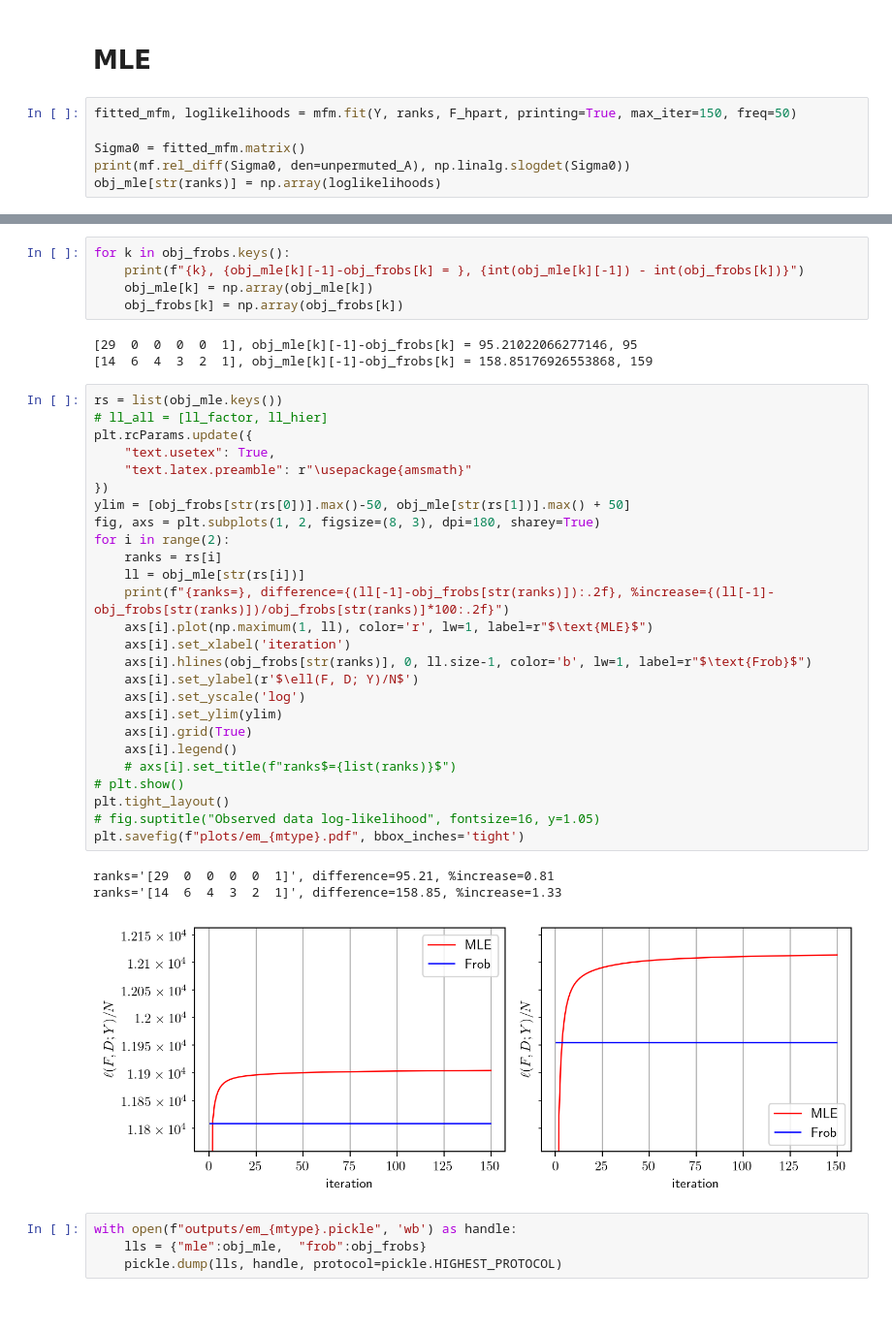
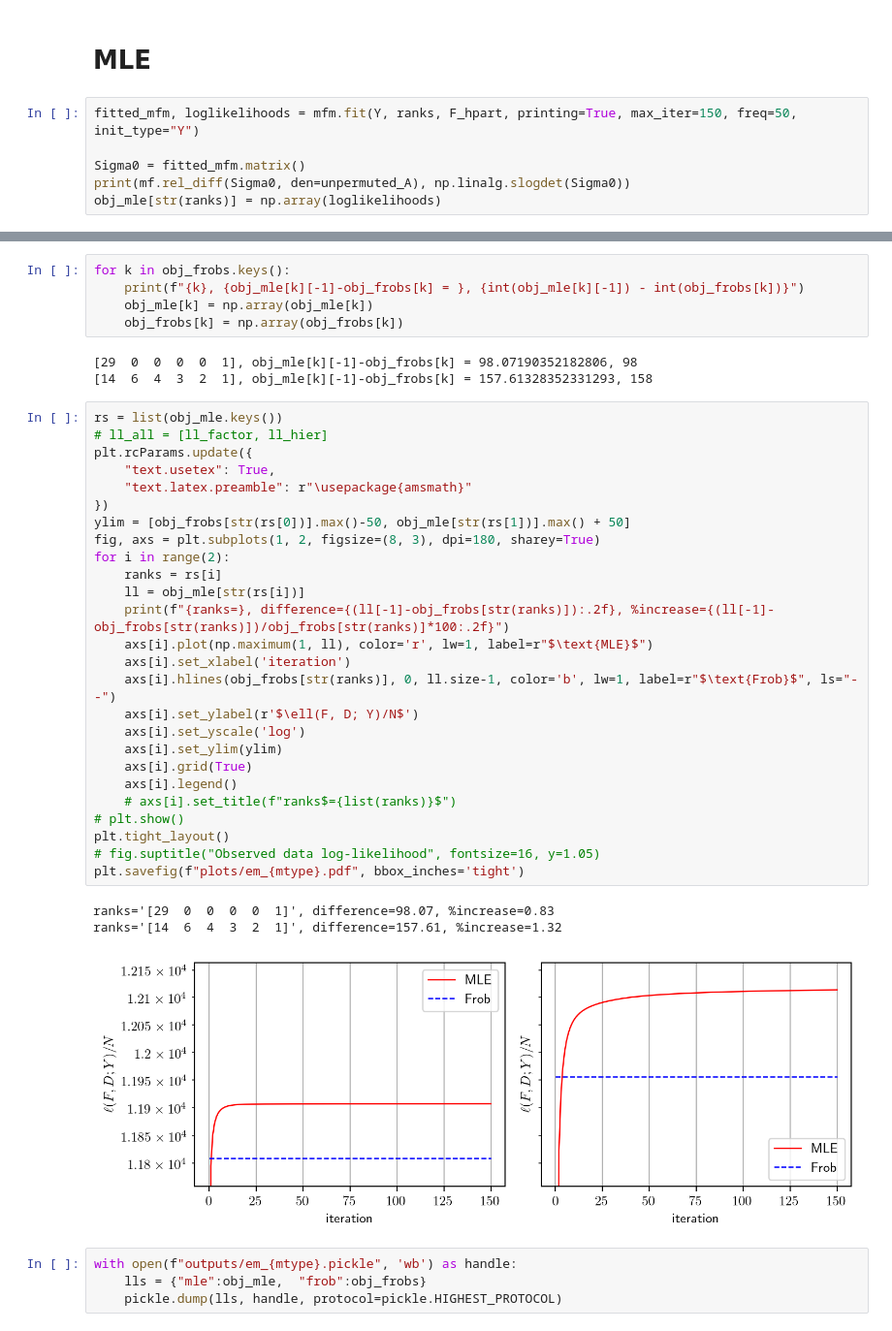
Before and after one commit to cvxgrp/multilevel_factor_model, a Jupyter notebook: examples/asset_cov.ipynb, the cells around one changed output, grey strips where cells are left out. Shown at 97% size. Drawn from its saved outputs; the diff is of its cells as text.

```diff
--- a/examples/asset_cov.ipynb
+++ b/examples/asset_cov.ipynb
@@ -151,7 +151,7 @@ print(obj_frobs[str(ranks)])
 # %% [markdown]
 # MLE
 # %%
-fitted_mfm, loglikelihoods = mfm.fit(Y, ranks, F_hpart, printing=True, max_iter=150, freq=50)
+fitted_mfm, loglikelihoods = mfm.fit(Y, ranks, F_hpart, printing=True, max_iter=150, freq=50, init_type="Y")
 
 Sigma0 = fitted_mfm.matrix()
 print(mf.rel_diff(Sigma0, den=unpermuted_A), np.linalg.slogdet(Sigma0))
@@ -168,38 +168,38 @@ for k in obj_frobs.keys():
     obj_mle[k] = np.array(obj_mle[k])
     obj_frobs[k] = np.array(obj_frobs[k])
 # %% [output]
-[29  0  0  0  0  1], obj_mle[k][-1]-obj_frobs[k] = 95.21022066277146, 95
-[14  6  4  3  2  1], obj_mle[k][-1]-obj_frobs[k] = 158.85176926553868, 159
+[29  0  0  0  0  1], obj_mle[k][-1]-obj_frobs[k] = 98.07190352182806, 98
+[14  6  4  3  2  1], obj_mle[k][-1]-obj_frobs[k] = 157.61328352331293, 158
 # %%
 rs = list(obj_mle.keys())
 # ll_all = [ll_factor, ll_hier]
 plt.rcParams.update({
     "text.usetex": True,
     "text.latex.preamble": r"\usepackage{amsmath}"
 })
 ylim = [obj_frobs[str(rs[0])].max()-50, obj_mle[str(rs[1])].max() + 50]
 fig, axs = plt.subplots(1, 2, figsize=(8, 3), dpi=180, sharey=True)
 for i in range(2):
     ranks = rs[i]
     ll = obj_mle[str(rs[i])]
     print(f"{ranks=}, difference={(ll[-1]-obj_frobs[str(ranks)]):.2f}, %increase={(ll[-1]-obj_frobs[str(ranks)])/obj_frobs[str(ranks)]*100:.2f}")
     axs[i].plot(np.maximum(1, ll), color='r', lw=1, label=r"$\text{MLE}$")
     axs[i].set_xlabel('iteration')
-    axs[i].hlines(obj_frobs[str(ranks)], 0, ll.size-1, color='b', lw=1, label=r"$\text{Frob}$")
+    axs[i].hlines(obj_frobs[str(ranks)], 0, ll.size-1, color='b', lw=1, label=r"$\text{Frob}$", ls="--")
     axs[i].set_ylabel(r'$\ell(F, D; Y)/N$')
     axs[i].set_yscale('log')
     axs[i].set_ylim(ylim)
     axs[i].grid(True)
     axs[i].legend()
     # axs[i].set_title(f"ranks$={list(ranks)}$")
 # plt.show()
 plt.tight_layout()
 # fig.suptitle("Observed data log-likelihood", fontsize=16, y=1.05)
 plt.savefig(f"plots/em_{mtype}.pdf", bbox_inches='tight')
 # %% [output]
-ranks='[29  0  0  0  0  1]', difference=95.21, %increase=0.81
-ranks='[14  6  4  3  2  1]', difference=158.85, %increase=1.33
+ranks='[29  0  0  0  0  1]', difference=98.07, %increase=0.83
+ranks='[14  6  4  3  2  1]', difference=157.61, %increase=1.32
-[figure, old version]
+[figure, new version]
 # %%
 with open(f"outputs/em_{mtype}.pickle", 'wb') as handle:
     lls = {"mle":obj_mle,  "frob":obj_frobs}
```
Also changed, not shown: parts of 6 cells of this notebook, 13 other files.
